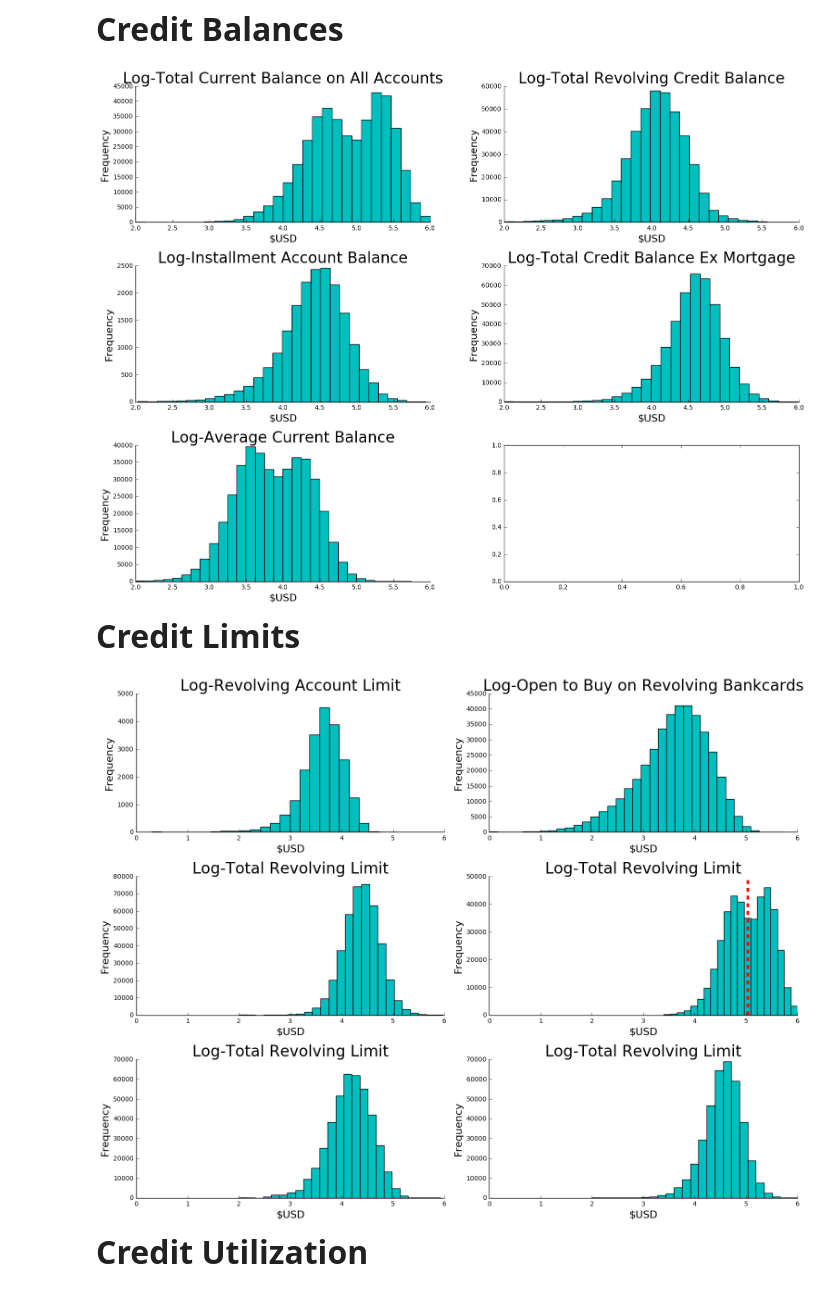
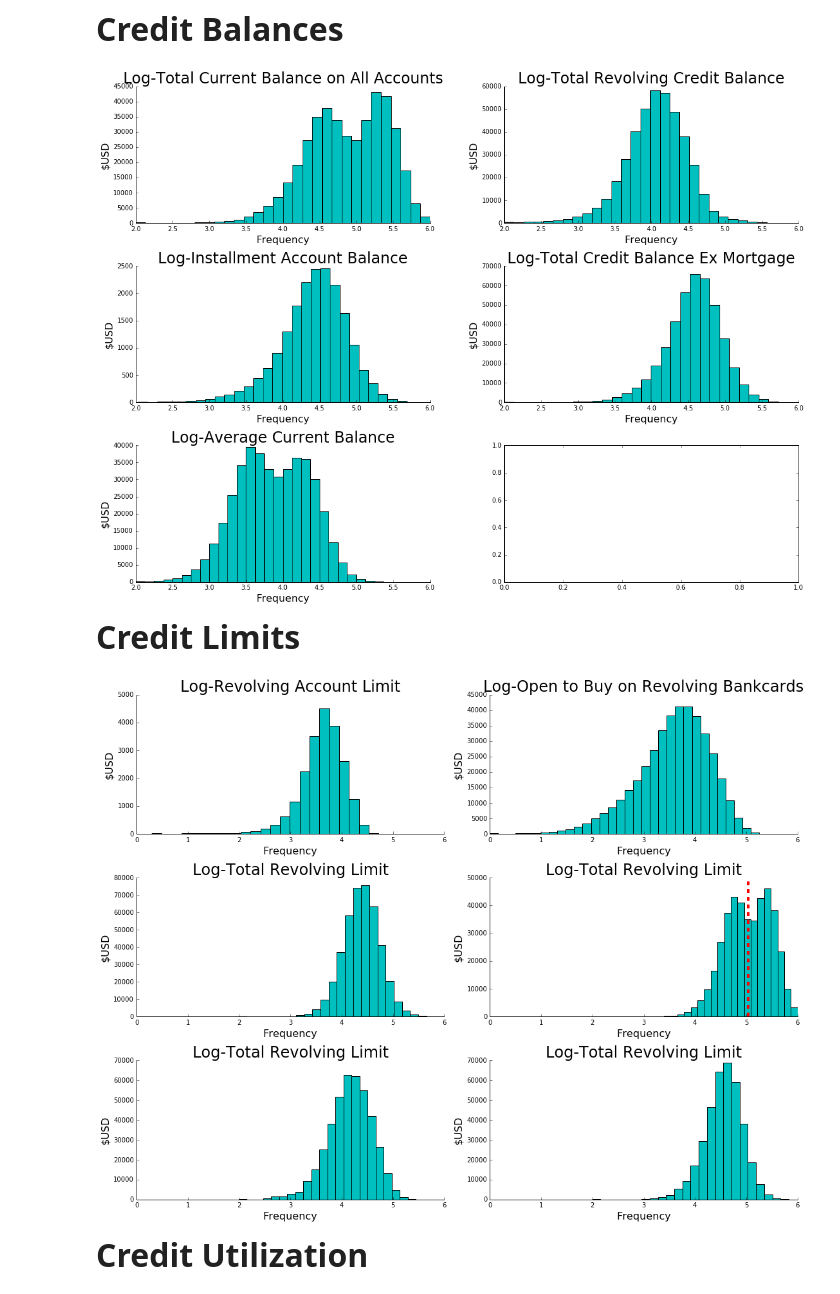
Before and after one commit to ankitagarwal/cs109a, a Jupyter notebook: base_notebook.ipynb, the cells around one changed output. Saved outputs shown, nothing was run; the diff lists cells and outputs as text; code cells hidden in the pictures.

```diff
--- a/base_notebook.ipynb
+++ b/base_notebook.ipynb
@@ -287,29 +287,29 @@ plt.show()
 **<font size=6>Credit Balances</font>**
 # %%
 fig, ax = plt.subplots(3, 2, figsize=(16, 12))
-plt_hist(data.tot_cur_bal, 100, 1000000, True, 30, "Log-Total Current Balance on All Accounts", ax[0][0], "Frequency", "$USD", 0)
-plt_hist(data.revol_bal, 100, 1000000, True, 30, "Log-Total Revolving Credit Balance", ax[0][1], "Frequency", "$USD", 0)
-plt_hist(data.total_bal_il, 100, 1000000, True, 30, "Log-Installment Account Balance", ax[1][0], "Frequency", "$USD", 0)
-plt_hist(data.total_bal_ex_mort, 100, 1000000, True, 30, "Log-Total Credit Balance Ex Mortgage", ax[1][1], "Frequency", "$USD", 0)
-plt_hist(data.avg_cur_bal, 100, 1000000, True, 30, "Log-Average Current Balance", ax[2][0], "Frequency", "$USD", 0)
+plt_hist(data.tot_cur_bal, 100, 1000000, True, 30, "Log-Total Current Balance on All Accounts", ax[0][0], "$USD", "Frequency", 0)
+plt_hist(data.revol_bal, 100, 1000000, True, 30, "Log-Total Revolving Credit Balance", ax[0][1],  "$USD", "Frequency", 0)
+plt_hist(data.total_bal_il, 100, 1000000, True, 30, "Log-Installment Account Balance", ax[1][0],  "$USD", "Frequency", 0)
+plt_hist(data.total_bal_ex_mort, 100, 1000000, True, 30, "Log-Total Credit Balance Ex Mortgage", ax[1][1], "$USD", "Frequency", 0)
+plt_hist(data.avg_cur_bal, 100, 1000000, True, 30, "Log-Average Current Balance", ax[2][0], "$USD",  "Frequency", 0)
 plt.tight_layout()
 plt.show()
 # %% [output]
-[figure, old version]
+[figure, new version]
 # %% [markdown]
 **<font size=6>Credit Limits</font>**
 # %%
 fig, ax = plt.subplots(3, 2, figsize=(16, 12))
-plt_hist(data.max_bal_bc, 1, 1000000, True, 25, "Log-Revolving Account Limit", ax[0][0], "Frequency", "$USD", 0)
-plt_hist(data.bc_open_to_buy, 1, 1000000, True, 35, "Log-Open to Buy on Revolving Bankcards", ax[0][1], "Frequency", "$USD", 0)
-plt_hist(data.total_rev_hi_lim, 1, 1000000, True, 25, "Log-Total Revolving Limit", ax[1][0], "Frequency", "$USD", 0)
-plt_hist(data.tot_hi_cred_lim, 1, 1000000, True, 20, "Log-Total Revolving Limit", ax[1][1], "Frequency", "$USD", 0)
-plt_hist(data.total_bc_limit, 1, 1000000, True, 25, "Log-Total Revolving Limit", ax[2][0], "Frequency", "$USD", 0)
-plt_hist(data.total_il_high_credit_limit, 1, 1000000, True, 25, "Log-Total Revolving Limit", ax[2][1], "Frequency", "$USD", 0)
+plt_hist(data.max_bal_bc, 1, 1000000, True, 25, "Log-Revolving Account Limit", ax[0][0], "$USD", "Frequency", 0)
+plt_hist(data.bc_open_to_buy, 1, 1000000, True, 35, "Log-Open to Buy on Revolving Bankcards", ax[0][1],  "$USD", "Frequency", 0)
+plt_hist(data.total_rev_hi_lim, 1, 1000000, True, 25, "Log-Total Revolving Limit", ax[1][0],  "$USD", "Frequency", 0)
+plt_hist(data.tot_hi_cred_lim, 1, 1000000, True, 20, "Log-Total Revolving Limit", ax[1][1],  "$USD", "Frequency", 0)
+plt_hist(data.total_bc_limit, 1, 1000000, True, 25, "Log-Total Revolving Limit", ax[2][0],  "$USD", "Frequency", 0)
+plt_hist(data.total_il_high_credit_limit, 1, 1000000, True, 25, "Log-Total Revolving Limit", ax[2][1],  "$USD", "Frequency", 0)
 plt.tight_layout()
 plt.show()
 # %% [output]
-[figure, old version]
+[figure, new version]
 # %% [markdown]
 **<font size=6>Credit Utilization</font>**
 # %%
```
Also changed, not shown: parts of 8 cells of this notebook.
